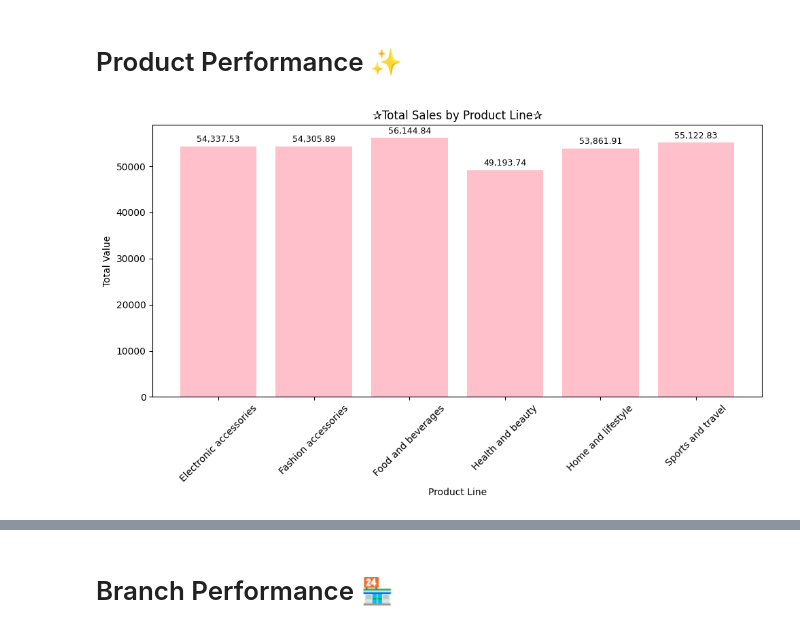
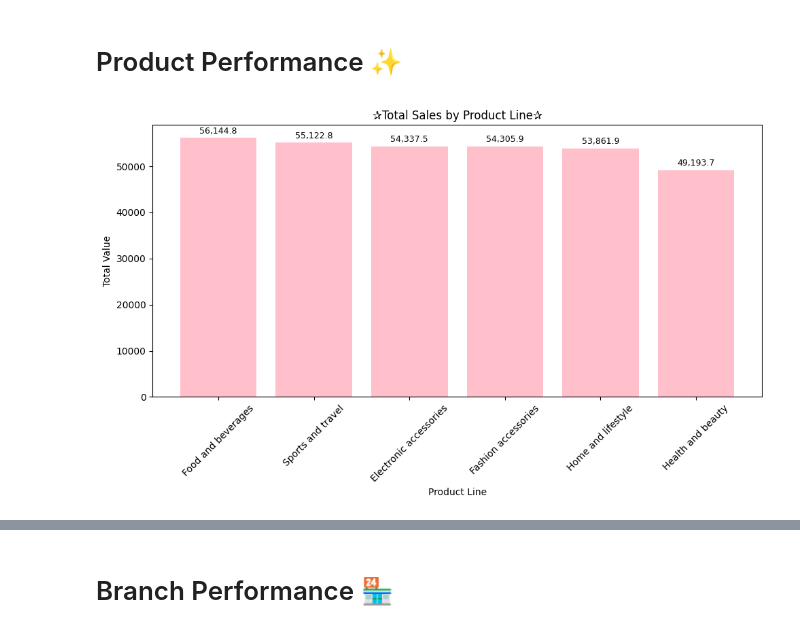
Before and after one commit to irisdev06/Super-Market-Data-Analysis, a Jupyter notebook: SuperNovaMartSalesAnalysis .ipynb, the cells around one changed output, grey strips where cells are left out. Saved outputs shown, nothing was run; the diff lists cells and outputs as text; code cells hidden in the pictures.

```diff
--- a/SuperNovaMartSalesAnalysis .ipynb
+++ b/SuperNovaMartSalesAnalysis .ipynb
@@ -107,16 +107,17 @@ print({Total_Cogs})
 # Product Performance ✨
 # %%
 Total_Value = data.groupby('Product line')['Total'].sum().reset_index()
+Total_Value = Total_Value.sort_values(by='Total', ascending=False)
 plt.figure(figsize=(10, 6))
 plt.bar(Total_Value['Product line'], Total_Value['Total'], color = 'pink')
 plt.xlabel('Product Line')
 plt.ylabel('Total Value')
 plt.title('✰Total Sales by Product Line✰')
 plt.xticks(rotation=45)
 plt.tight_layout()
 total_values = Total_Value['Total']
 for i, v in enumerate(total_values):
-    plt.text(i, v + 500, '{:,.2f}'.format(v), ha='center', va='bottom', fontsize=9)
+    plt.text(i, v + 500, '{:,.1f}'.format(v), ha='center', va='bottom', fontsize=9)
 plt.show()
 # %% [output]
-[figure, old version]
+[figure, new version]
```
Also changed, not shown: parts of 11 cells of this notebook.
